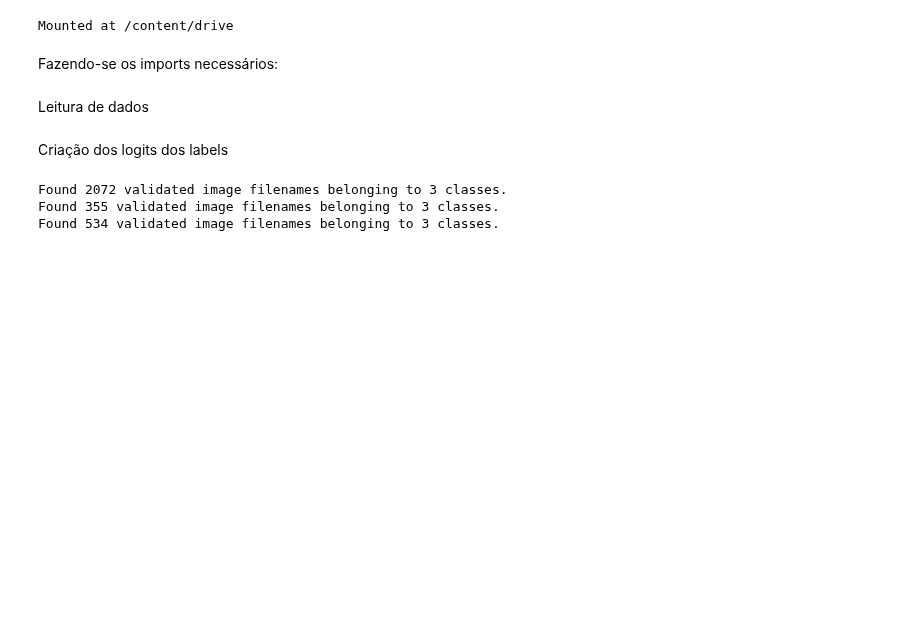
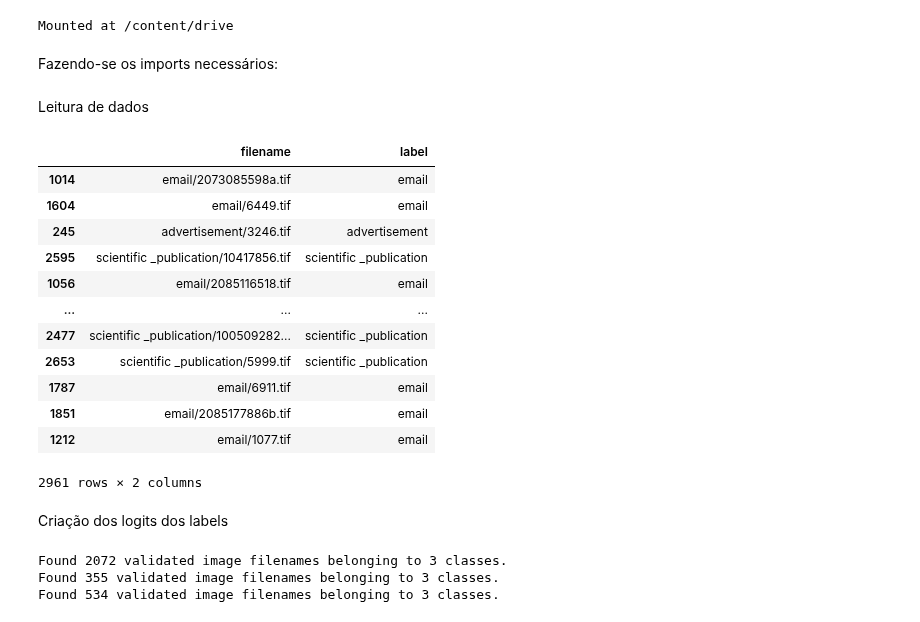
Before and after one commit to viniciusrpb/cic0269_natural_language_processing, a Jupyter notebook: lectures/cap11_2_cnn_alexnet.ipynb, the cells around one changed output. Saved outputs shown, nothing was run; the diff lists cells and outputs as text; code cells hidden in the pictures; blank space fills up the shorter version.

```diff
--- a/lectures/cap11_2_cnn_alexnet.ipynb
+++ b/lectures/cap11_2_cnn_alexnet.ipynb
@@ -78,6 +79,21 @@ for folder in lista_subfolders:
         dataset_dict['label'].append(folder)
 # %%
 df = pd.DataFrame(dataset_dict,columns=['filename','label'])
+df.sample(frac=1)
+# %% [output]
+|  | filename | label |
+| 1014 | email/2073085598a.tif | email |
+| 1604 | email/6449.tif | email |
+| 245 | advertisement/3246.tif | advertisement |
+| 2595 | scientific _publication/10417856.tif | scientific _publication |
+| 1056 | email/2085116518.tif | email |
+| ... | ... | ... |
+| 2477 | scientific _publication/100509282... | scientific _publication |
+| 2653 | scientific _publication/5999.tif | scientific _publication |
+| 1787 | email/6911.tif | email |
+| 1851 | email/2085177886b.tif | email |
+| 1212 | email/1077.tif | email |
+2961 rows × 2 columns
 # %%
 X = df['filename'].values
 y = df['label'].values
```
Also changed, not shown: parts of 28 cells of this notebook.
